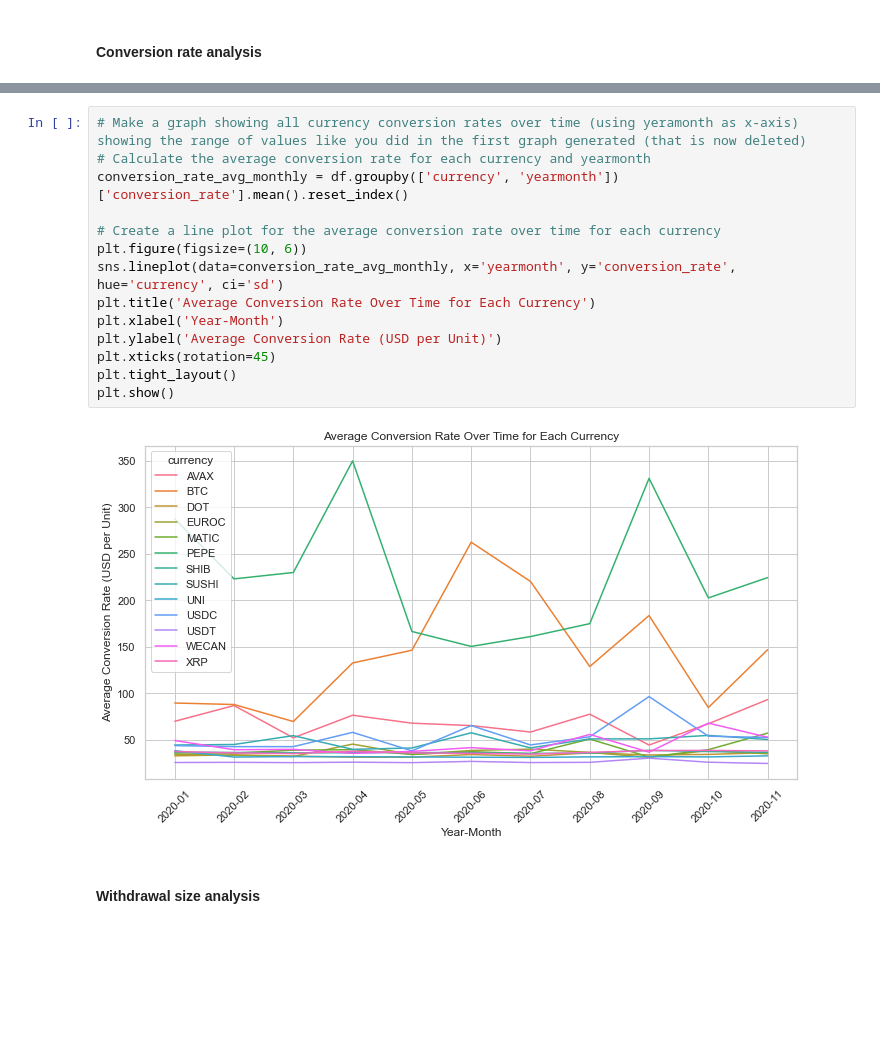
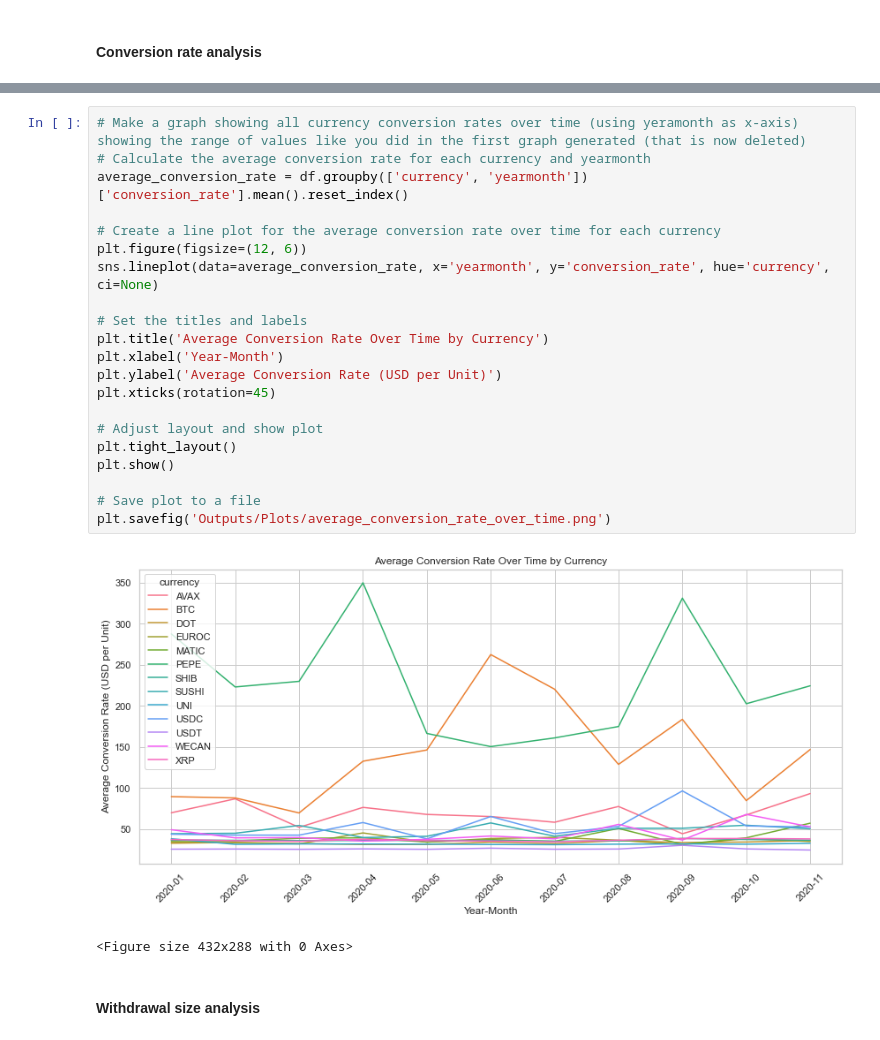
Before and after one commit to njenko/BItstamp-Assesment, a Jupyter notebook: Task 1/Bitstamp_Assignment_Task1.ipynb, the cells around one changed output, grey strips where cells are left out. Saved outputs shown, nothing was run; the diff lists cells and outputs as text; blank space fills up the shorter version.

Commit message:
save some plots

```diff
--- a/Task 1/Bitstamp_Assignment_Task1.ipynb
+++ b/Task 1/Bitstamp_Assignment_Task1.ipynb
@@ -383,19 +406,27 @@ plt.show()
 # %%
 # Make a graph showing all currency conversion rates over time (using yeramonth as x-axis) showing the range of values like you did in the first graph generated (that is now deleted)
 # Calculate the average conversion rate for each currency and yearmonth
-conversion_rate_avg_monthly = df.groupby(['currency', 'yearmonth'])['conversion_rate'].mean().reset_index()
+average_conversion_rate = df.groupby(['currency', 'yearmonth'])['conversion_rate'].mean().reset_index()
 
 # Create a line plot for the average conversion rate over time for each currency
-plt.figure(figsize=(10, 6))
-sns.lineplot(data=conversion_rate_avg_monthly, x='yearmonth', y='conversion_rate', hue='currency', ci='sd')
-plt.title('Average Conversion Rate Over Time for Each Currency')
+plt.figure(figsize=(12, 6))
+sns.lineplot(data=average_conversion_rate, x='yearmonth', y='conversion_rate', hue='currency', ci=None)
+
+# Set the titles and labels
+plt.title('Average Conversion Rate Over Time by Currency')
 plt.xlabel('Year-Month')
 plt.ylabel('Average Conversion Rate (USD per Unit)')
 plt.xticks(rotation=45)
+
+# Adjust layout and show plot
 plt.tight_layout()
 plt.show()
+
+# Save plot to a file
+plt.savefig('Outputs/Plots/average_conversion_rate_over_time.png')
 # %% [output]
-[figure, old version]
+[figure, new version]
+<Figure size 432x288 with 0 Axes>
 # %% [markdown]
 #### Withdrawal size analysis
 # %%
```
Also changed, not shown: parts of 8 cells of this notebook, 18 other files.
